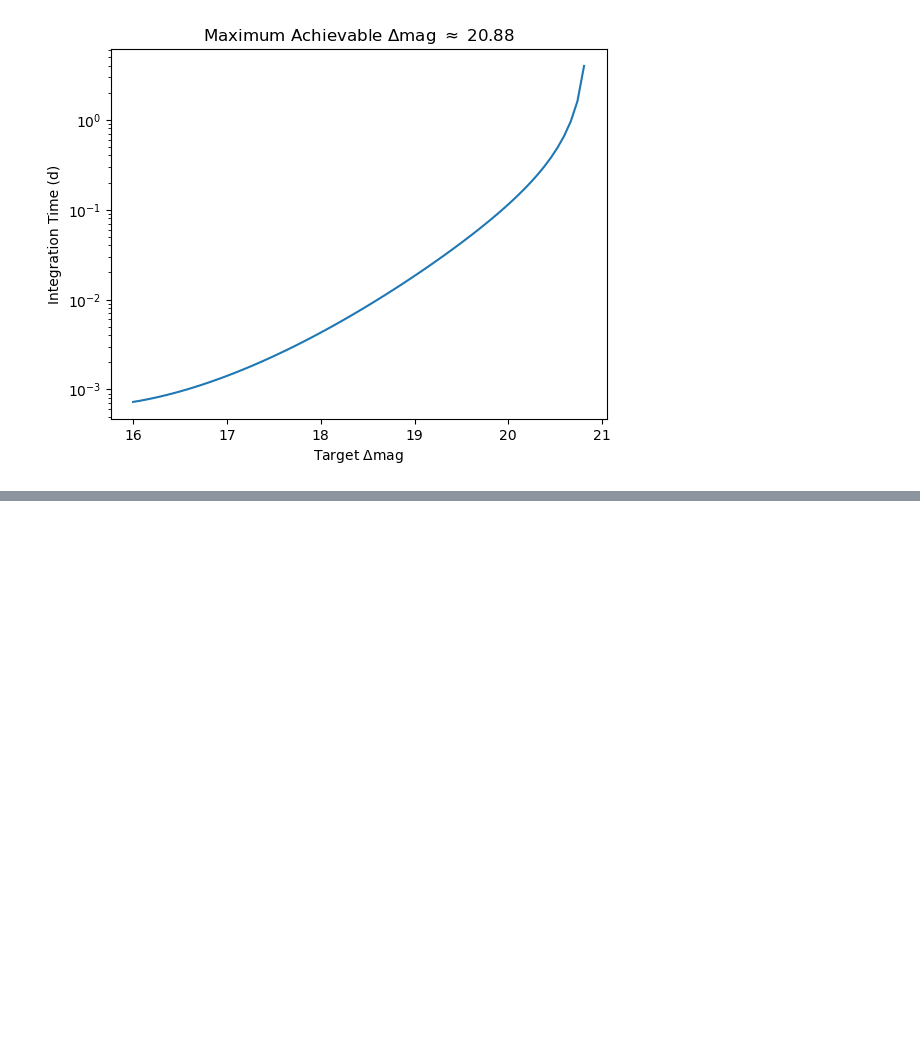
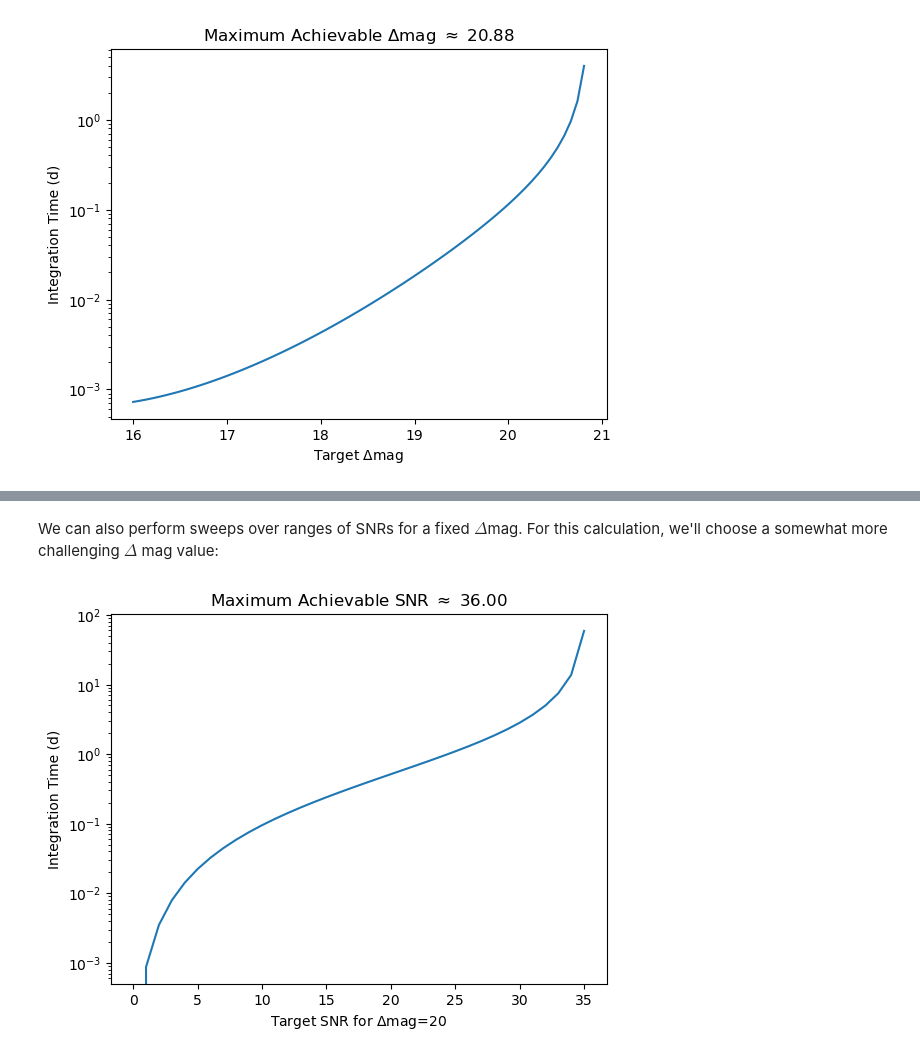
Before and after one commit to roman-corgi/corgietc, a Jupyter notebook: Notebooks/01_Anatomy_of_an_Integration_Time_Calculation.ipynb, the cells around one changed output, grey strips where cells are left out. Saved outputs shown, nothing was run; the diff lists cells and outputs as text; code cells hidden in the pictures; blank space fills up the shorter version.

```diff
--- a/Notebooks/01_Anatomy_of_an_Integration_Time_Calculation.ipynb
+++ b/Notebooks/01_Anatomy_of_an_Integration_Time_Calculation.ipynb
@@ -294,0 +327,18 @@ plt.title(fr"Maximum Achievable $\Delta$mag $\approx$ {np.min(dMags[np.isnan(int
+# %% [markdown]
+We can also perform sweeps over ranges of SNRs for a fixed $\Delta$mag.  For this calculation, we'll choose a somewhat more challenging $\Delta$ mag value:
+# %%
+dMag = np.array([20])
+# try SNRs from 1 to 40
+SNRs = np.arange(41)
+intTimes = np.zeros(len(SNRs))*u.d
+for j, SNR in enumerate(SNRs):
+    mode["SNR"] = SNR
+    intTimes[j] = OS.calc_intTime(TL, sInds, fZ, JEZ, dMag, WA, mode, TK=TK)
+
+plt.figure()
+plt.semilogy(SNRs, intTimes)
+plt.xlabel(rf"Target SNR for $\Delta$mag={dMag[0]}")
+plt.ylabel(f"Integration Time ({intTimes.unit})")
+plt.title(fr"Maximum Achievable SNR $\approx$ {np.min(SNRs[np.isnan(intTimes)]) :.2f}");
+# %% [output]
+[figure, added]
```
Also changed, not shown: parts of 8 cells of this notebook.
